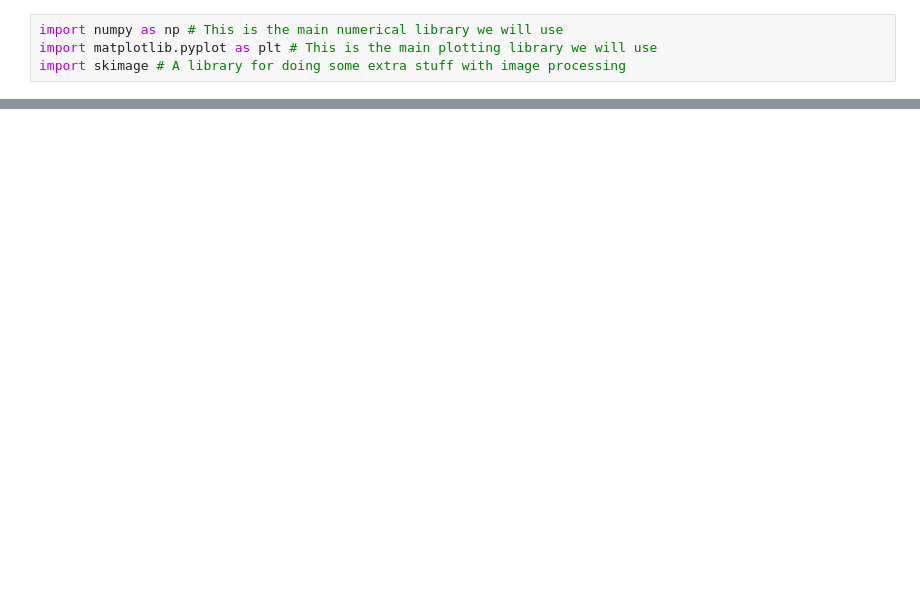
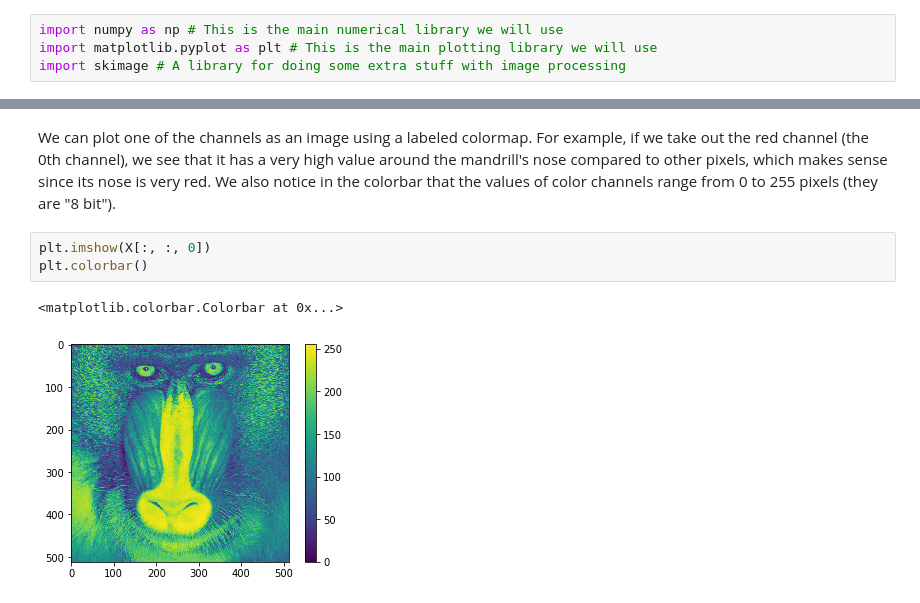
Before and after one commit to Ursinus-IDS301-S2020/ImageProcessingClass, a Jupyter notebook: ImageProcessing.ipynb, the cells around one changed output, grey strips where cells are left out. Drawn from its saved outputs; the diff is of its cells as text; blank space fills up the shorter version.

```diff
--- a/ImageProcessing.ipynb
+++ b/ImageProcessing.ipynb
@@ -49,0 +83,8 @@ plt.imshow(Y)
+# %% [markdown]
+We can plot one of the channels as an image using a labeled colormap.  For example, if we take out the red channel (the 0th channel), we see that it has a very high value around the mandrill's nose compared to other pixels, which makes sense since its nose is very red.  We also notice in the colorbar that the values of color channels range from 0 to 255 pixels (they are "8 bit").
+# %%
+plt.imshow(X[:, :, 0])
+plt.colorbar()
+# %% [output]
+<matplotlib.colorbar.Colorbar at 0x...>
+[figure, added]
```
Also changed, not shown: parts of 50 cells of this notebook.
